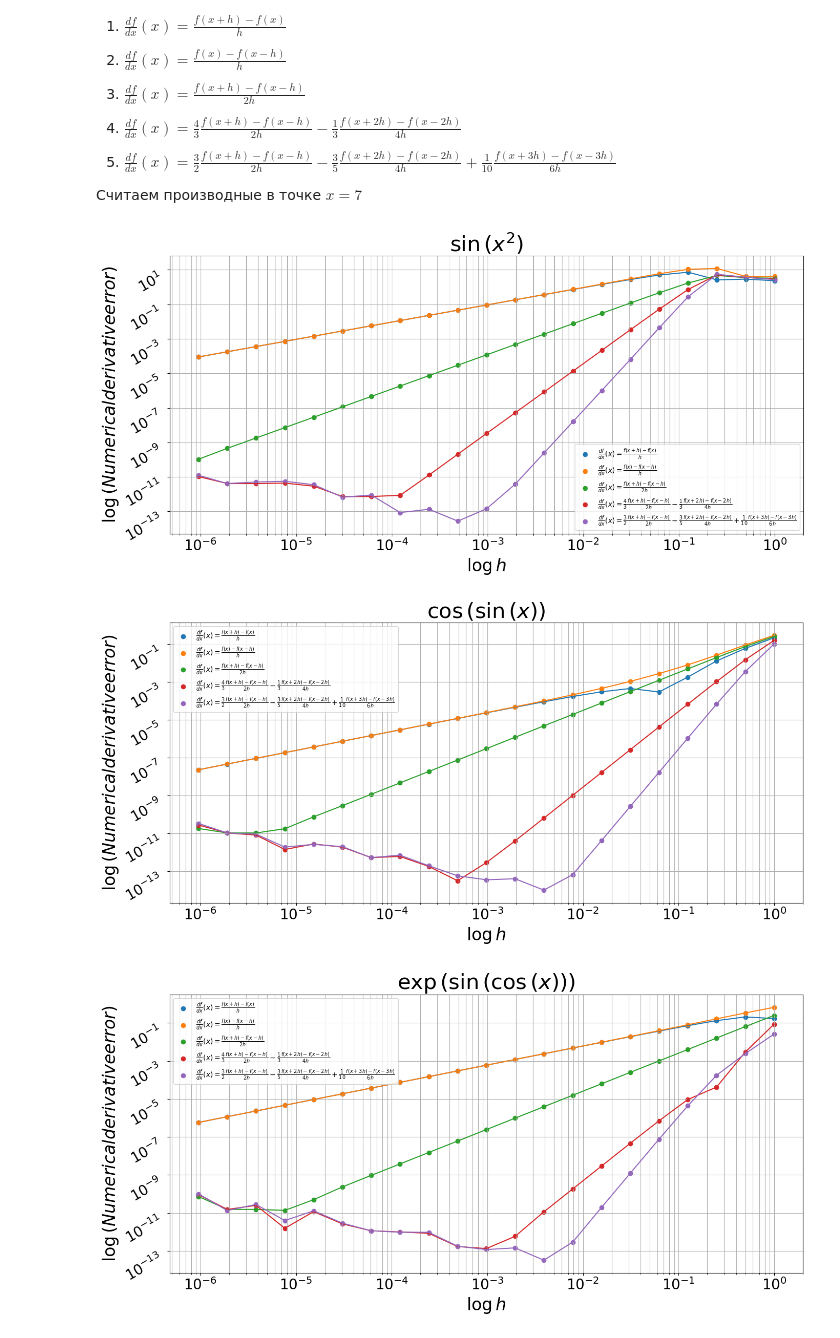
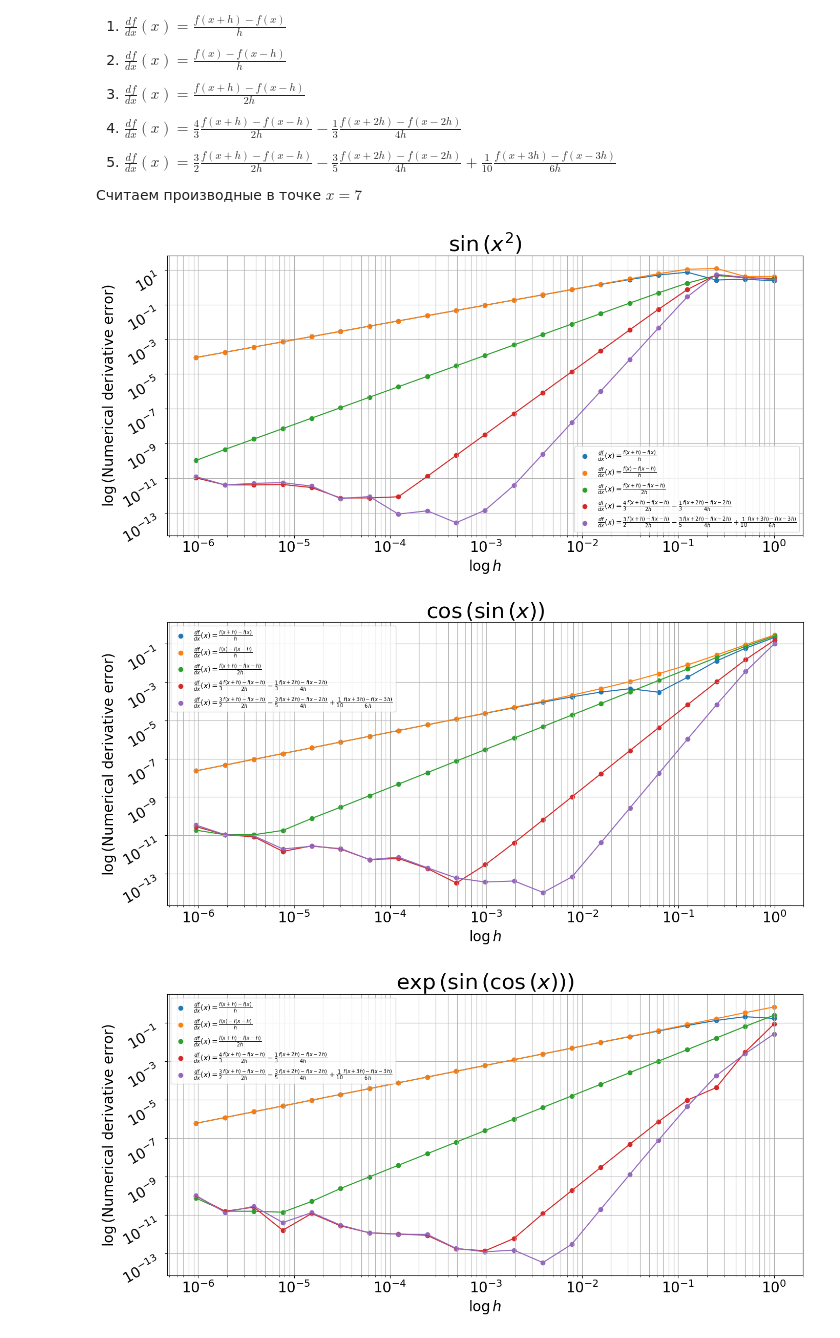
Before and after one commit to IvanLikhodievskiy/Computational-mathematics, a Jupyter notebook: Lab 1.ipynb, the cells around one changed output. Cells and saved outputs as stored; diff of their text form; code cells hidden in the pictures.

```diff
--- a/Lab 1.ipynb
+++ b/Lab 1.ipynb
@@ -142,25 +142,25 @@ for arr, f in zip(data, functions):
 # %%
 for arr, f in zip(data, functions):
     plt.figure(figsize=[14, 7])
 
     plt.title(f.name, fontsize=30)
 
     plt.xscale("log")
     plt.yscale("log")
 
-    plt.xlabel('$\\log{h}$', fontsize = 24)
+    plt.xlabel('$\\log{h}$', fontsize = 20)
     plt.xticks (fontsize = 20, ha = "center", va = "top")
 
-    plt.ylabel("$\\log{(Numerical derivative error)}$", fontsize = 24)
+    plt.ylabel("$\\log{(\\text{Numerical derivative error})}$", fontsize = 20)
     plt.yticks (fontsize = 20, rotation = 30, ha = "right", va = "top")
 
     plt.grid(which = "both")
     for func_arr, num_deriv in zip(arr, num_derivs):
         plt.scatter(np.array(h), np.array(func_arr), label=num_deriv.name)
         plt.plot(np.array(h), np.array(func_arr))
         plt.legend (loc = "best")
         plt.tight_layout()
 # %% [output]
-[figure, old version]
+[figure, new version]
-[figure, old version]
+[figure, new version]
-[figure, old version]
+[figure, new version]
```
Also changed, not shown: parts of 1 cell of this notebook.
